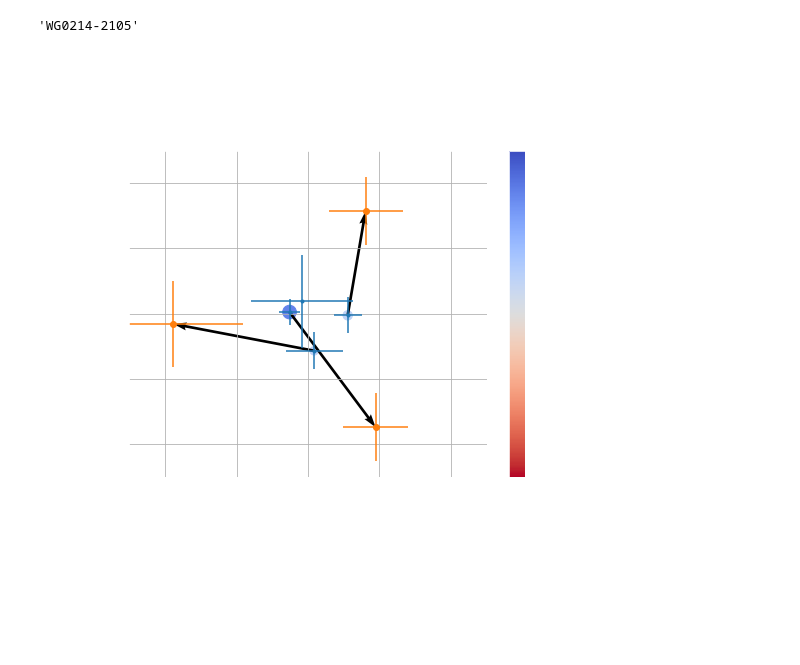
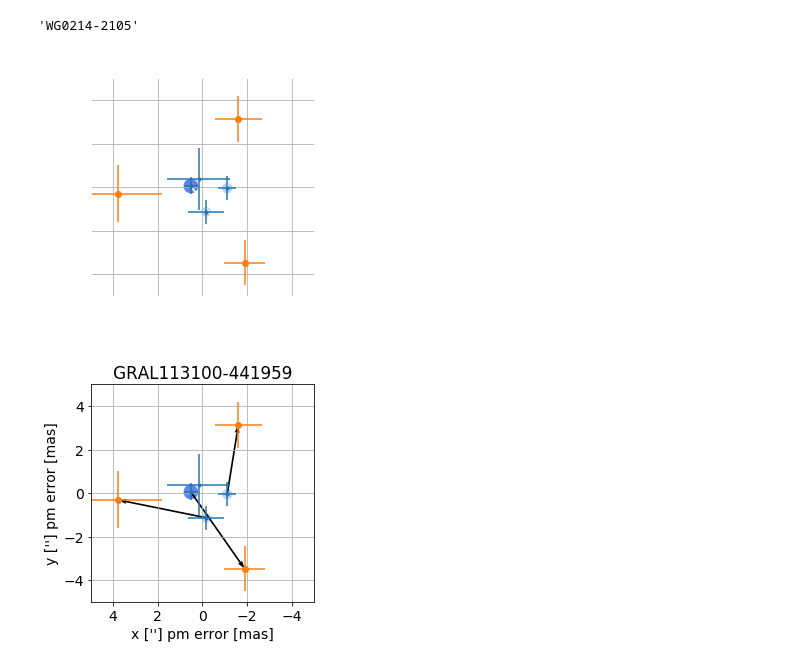
Before and after one commit to bombrun/GaiaLQSO, a Jupyter notebook: notebooks/GQLdatabase/1-xmtach-DR2.ipynb, the cells around one changed output. Cells and saved outputs as stored; diff of their text form; code cells hidden in the pictures; blank space fills up the shorter version.

```diff
--- a/notebooks/GQLdatabase/1-xmtach-DR2.ipynb
+++ b/notebooks/GQLdatabase/1-xmtach-DR2.ipynb
@@ -182,7 +188,8 @@ def plotGaiaLense(d,center,r=(-5,5),pm=True,title=""):
     plotGaiaLense2(s,r=r,pm=pm,title=title)
     return s
 
-def plotGaiaLense2(d,r=(-5,5),pm=True,title=""):
+def plotGaiaLense2(d,r=(-5,5),pm=True,title="",
+                   arrowcolor="black",units="['']",withbar=True):
     """
     plot the position and the proper motion of the objects in the pandas dataframe d
     at an angular distance of the center below 10 arcseconds
@@ -197,15 +204,16 @@ def plotGaiaLense2(d,r=(-5,5),pm=True,title=""):
     plt.errorbar(x,y,xerr=d.xe*1e3, yerr=d.ye*1e3,fmt='.')
     plt.scatter(x,y,s=100*np.exp(20-d.g),
                 c=d.astrometric_pseudo_colour,vmin=1.2,vmax=2,cmap=mp.cm.coolwarm_r)
-    plt.colorbar(label="astrometric pseudo color $[\mu m^{-1}]$")
+    if withbar :
+        plt.colorbar(label="astrometric pseudo color $[\mu m^{-1}]$")
     if pm :
         vx = d.dx
         vy = d.dy
-        plt.quiver(x,y, vx, vy, angles='xy', scale_units='xy', scale=1)
+        plt.quiver(x,y, vx, vy, angles='xy', scale_units='xy', scale=1,color=arrowcolor)
         plt.errorbar(x+vx,y+vy,xerr=d.dxe, yerr=d.dye,fmt='o')
     plt.grid()
-    plt.xlabel("x [position in as, $\mu$ and error in mas]")
-    plt.ylabel("y [position in as, $\mu$ and error in mas]")
+    plt.xlabel("x "+units)
+    plt.ylabel("y "+units)
     plt.title(title)
     plt.xlim(r[1],r[0])
     plt.ylim(r)
@@ -583,13 +591,26 @@ qso_names[34]
 # %%
 with plt.rc_context({'axes.edgecolor':'white',
                      'text.color':'white',
                      'axes.labelcolor':'white',
                      'xtick.color':'white',
                      'ytick.color':'white',
                      'figure.facecolor':'white',
-                     'font.size':28}):
-    fig = plt.figure(figsize=(8,6))
-    s = plotGaiaLense(d,qso_names[2])
-    fig.savefig('gral.png', transparent=True)
+                     'figure.figsize':(4,4),
+                     'font.size':14}):
+    fig = plt.figure()
+    center = qso_names[2]
+    s = getLQSO(d,center)
+    plotGaiaLense2(s,arrowcolor="white",withbar=False,title=center,units="[''] pm error [mas]")
+    fig.savefig('gral.png', transparent=True,bbox_inches = "tight")
 # %% [output]
-[figure, old version]
+[figure, new version]
+# %%
+with plt.rc_context({'figure.figsize':(4,4),
+                     'font.size':14}):
+    fig = plt.figure()
+    center = qso_names[2]
+    s = getLQSO(d,center)
+    plotGaiaLense2(s,withbar=False,title=center,units="[''] pm error [mas]")
+    fig.savefig('gral.png', transparent=True,bbox_inches = "tight")
+# %% [output]
+[figure, added]
```
Also changed, not shown: parts of 7 cells of this notebook, 1 other file.
